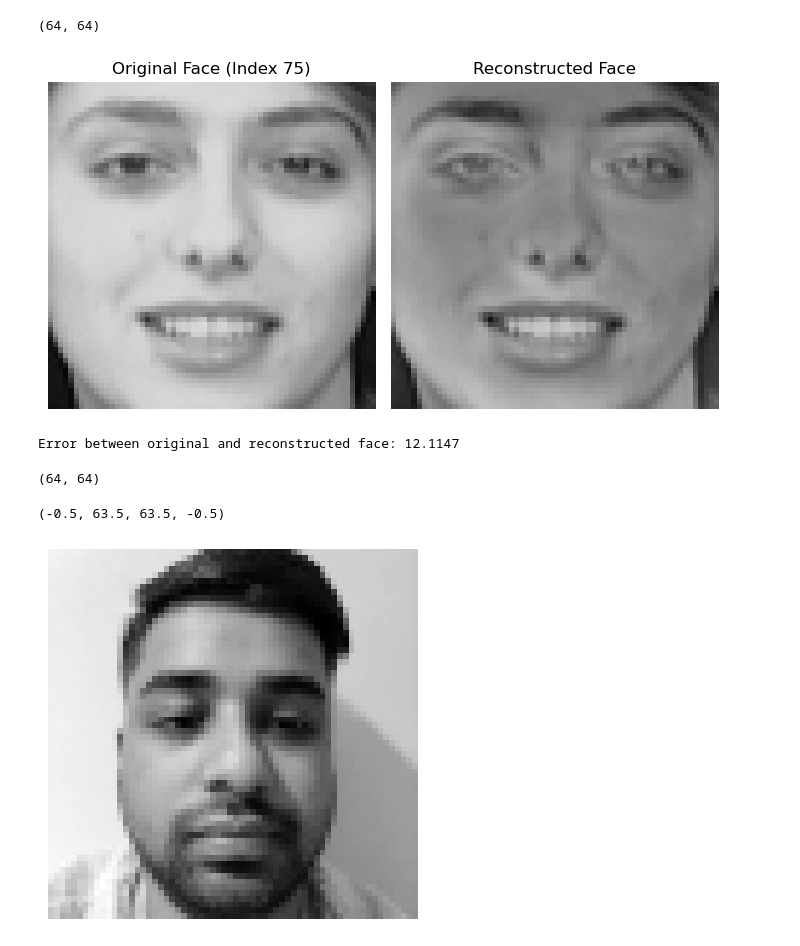
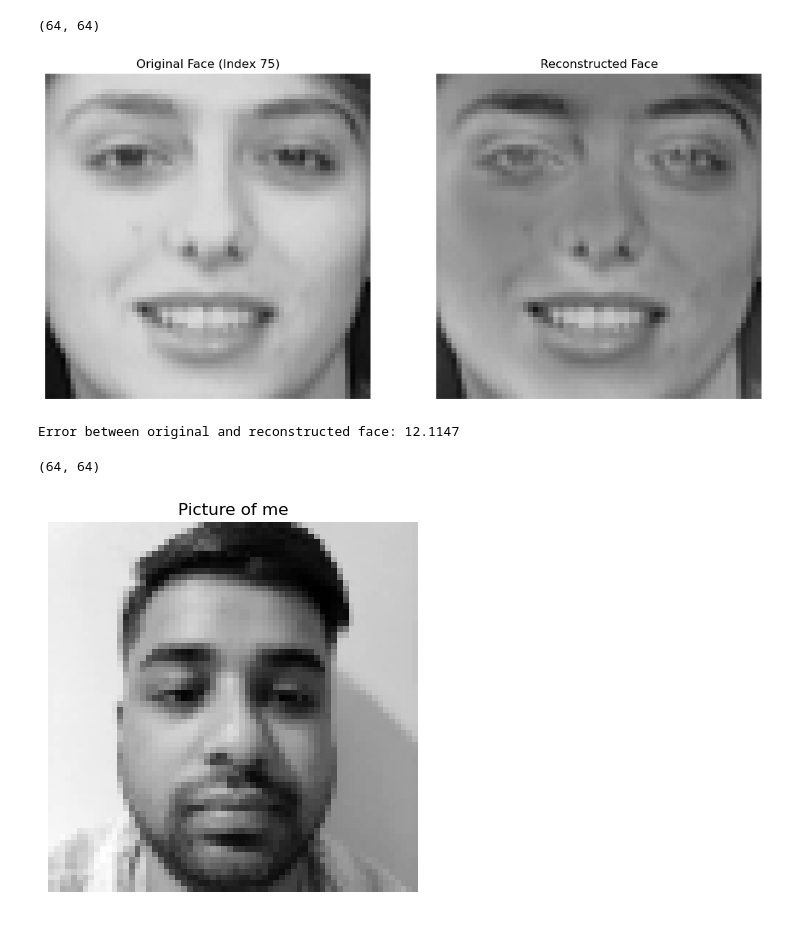
Before and after one commit to ShankarBhandari01/principal_of_data_science_assignments, a Jupyter notebook: data_science_work.ipynb, the cells around one changed output. Drawn from its saved outputs; the diff is of its cells as text; code cells hidden in the pictures.

```diff
--- a/data_science_work.ipynb
+++ b/data_science_work.ipynb
@@ -283,9 +294,9 @@ Calculated time for a machine to reach Idle from In Repair state: 3.25 hours
 ## Task 2 Eigenfaces
 # %%
 faces = sklearn.datasets.fetch_olivetti_faces()
-Xall = faces.data.T
-print(f'Shape of Xall is ', Xall.shape)
-print(f"min {Xall.min()} and max {Xall.max()}")
-Xsub = Xall[:,0:200]
+X_all = faces.data.T
+print(f'Shape of X_all is ', X_all.shape)
+print(f"min {X_all.min()} and max {X_all.max()}")
+Xsub = X_all[:,0:200]
 print(f'Shape of Xsub is ', Xsub.shape)
 # %% [output]
@@ -398,24 +426,11 @@ print(recreated_face.shape)
 # %% [output]
 (64, 64)
 # %%
-
-# Visualization
-plt.figure(figsize=(7, 4))
-
-# Plot the original face
-plt.subplot(1, 2, 1)
-title=f'Original Face (Index {student_id})'
-visualise(original_face,title,False)
-
-# Plot the reconstructed face
-plt.subplot(1, 2, 2)
-title= 'Reconstructed Face'
-visualise(recreated_face, title,False)
-
-plt.tight_layout()
-plt.show()
+faces = [original_face,recreated_face]
+titles = [f'Original Face (Index {student_id})','Reconstructed Face']
+visualise_side_plot(faces,titles,apply_filter=True)
 # %% [output]
-[figure, old version]
+[figure, new version]
 # %%
 def check_goodness_fit(original_face,recreated_face):
     error = np.linalg.norm(original_face - recreated_face)
@@ -434,12 +449,10 @@ img_path = os.path.join(image_path, filename)
 image_me = plt.imread(img_path)
 
 print(image_me.shape)
-plt.imshow(image_me,cmap=plt.cm.gray)
-plt.axis("off")
+visualise(face=image_me,title='Picture of me')
 # %% [output]
 (64, 64)
-(-0.5, 63.5, 63.5, -0.5)
-[figure, old version]
+[figure, new version]
 # %%
 y_me = P.T@(image_me.reshape(4096,1)-xbar)
 #print(y_me)
```
Also changed, not shown: parts of 29 cells of this notebook, 1 other file.
